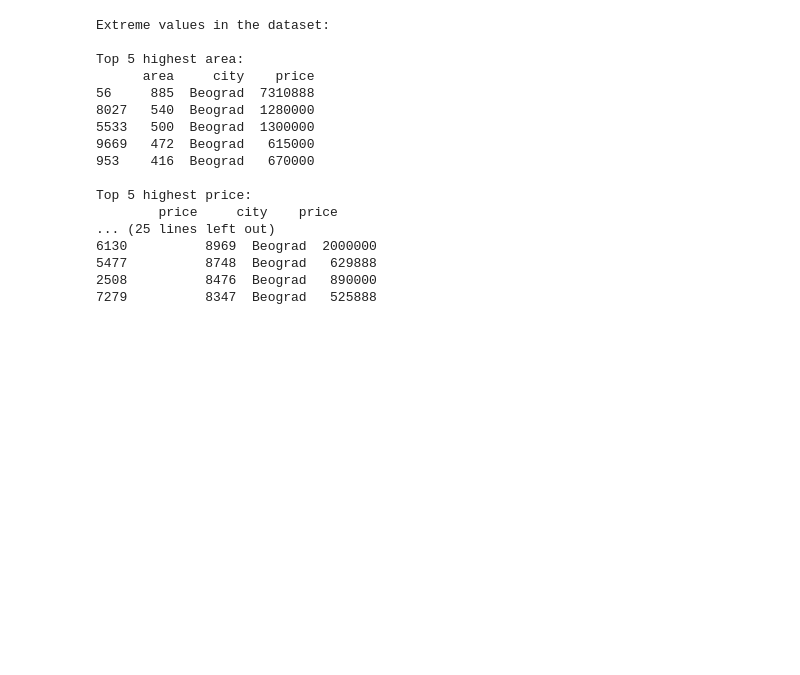
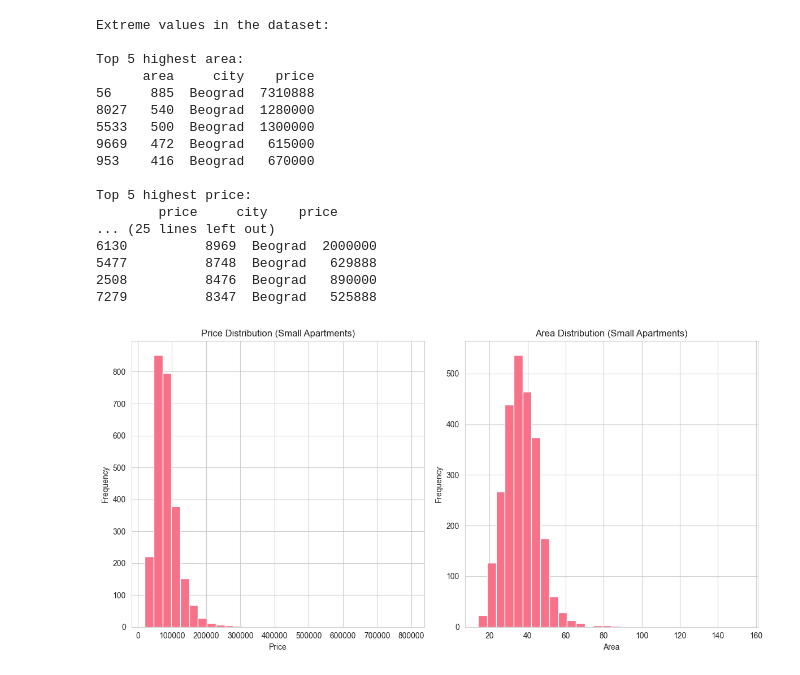
Before and after one commit to jovanovic-djo/real-estate-data-hub, a Jupyter notebook: notebooks/exploratory_data_analysis.ipynb, the cells around one changed output. Saved outputs shown, nothing was run; the diff lists cells and outputs as text; code cells hidden in the pictures; blank space fills up the shorter version.

Commit message:
add eda for small apartments

```diff
--- a/notebooks/exploratory_data_analysis.ipynb
+++ b/notebooks/exploratory_data_analysis.ipynb
@@ -312,3 +312,83 @@ Top 5 highest price:
 5477          8748  Beograd   629888
 2508          8476  Beograd   890000
 7279          8347  Beograd   525888
+# %%
+# Filter for small apartments (0.5, 1, and 1.5 rooms)
+small_apartments = df[df['rooms'] <= 1.5]
+
+# Basic statistics
+stats = {
+    'Total Apartments': len(small_apartments),
+    'Price Statistics': {
+        'Mean Price': small_apartments['price'].mean(),
+        'Median Price': small_apartments['price'].median(),
+        'Min Price': small_apartments['price'].min(),
+        'Max Price': small_apartments['price'].max(),
+        'Price Standard Deviation': small_apartments['price'].std()
+    },
+    'Area Statistics': {
+        'Mean Area': small_apartments['area'].mean(),
+        'Median Area': small_apartments['area'].median(),
+        'Min Area': small_apartments['area'].min(),
+        'Max Area': small_apartments['area'].max(),
+        'Area Standard Deviation': small_apartments['area'].std()
+    }
+}
+
+# Breakdown by room count
+room_breakdown = small_apartments.groupby('rooms').agg({
+    'price': ['count', 'mean', 'median'],
+    'area': ['mean', 'median']
+})
+
+# City analysis
+city_analysis = small_apartments.groupby('city').agg({
+    'price': ['count', 'mean', 'median'],
+    'area': ['mean', 'median']
+}).sort_values(('price', 'count'), ascending=False)
+
+# Price distribution plot
+plt.figure(figsize=(12, 6))
+plt.subplot(121)
+small_apartments['price'].hist(bins=30)
+plt.title('Price Distribution (Small Apartments)')
+plt.xlabel('Price')
+plt.ylabel('Frequency')
+
+# Area distribution plot
+plt.subplot(122)
+small_apartments['area'].hist(bins=30)
+plt.title('Area Distribution (Small Apartments)')
+plt.xlabel('Area')
+plt.ylabel('Frequency')
+plt.tight_layout()
+plt.show()
+
+# Price vs Area scatter plot
+plt.figure(figsize=(10, 6))
+plt.scatter(small_apartments['area'], small_apartments['price'], alpha=0.5)
+plt.title('Price vs Area (Small Apartments)')
+plt.xlabel('Area')
+plt.ylabel('Price')
+plt.show()
+
+# Print results
+print("Small Apartments Analysis (0.5, 1, 1.5 rooms)")
+print("="*50)
+print(f"Total Small Apartments: {stats['Total Apartments']}")
+
+print("\nPrice Statistics:")
+for key, value in stats['Price Statistics'].items():
+    print(f"{key}: {value:,.2f}")
+
+print("\nArea Statistics:")
+for key, value in stats['Area Statistics'].items():
+    print(f"{key}: {value:,.2f}")
+
+print("\nBreakdown by Room Count:")
+print(room_breakdown)
+
+print("\nTop 10 Cities for Small Apartments:")
+print(city_analysis.head(10))
+# %% [output]
+[figure, added]
```
Also changed, not shown: parts of 1 cell of this notebook, 2 other files.
